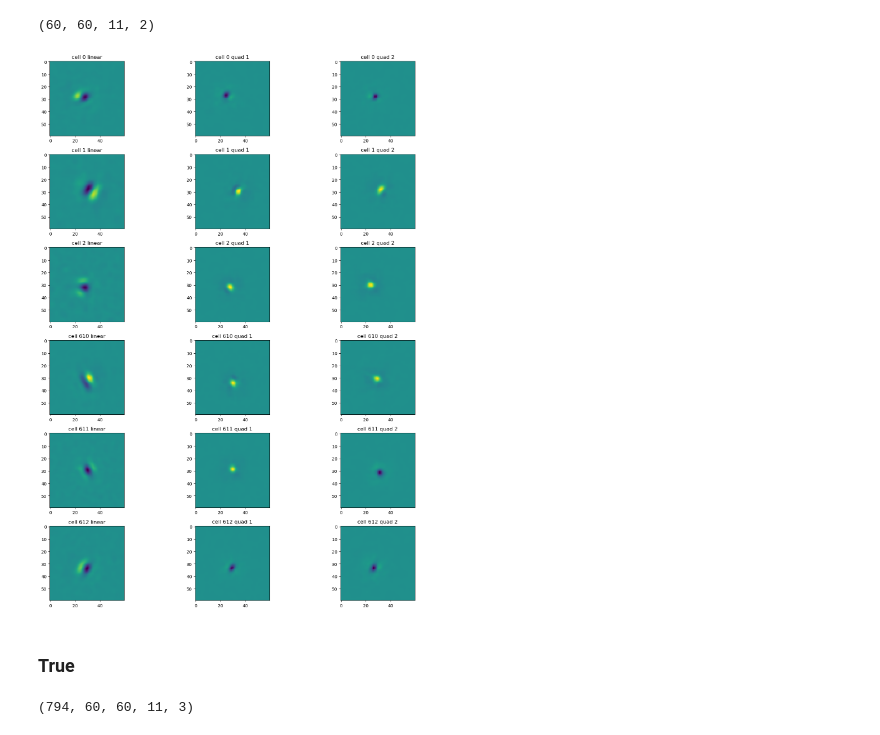
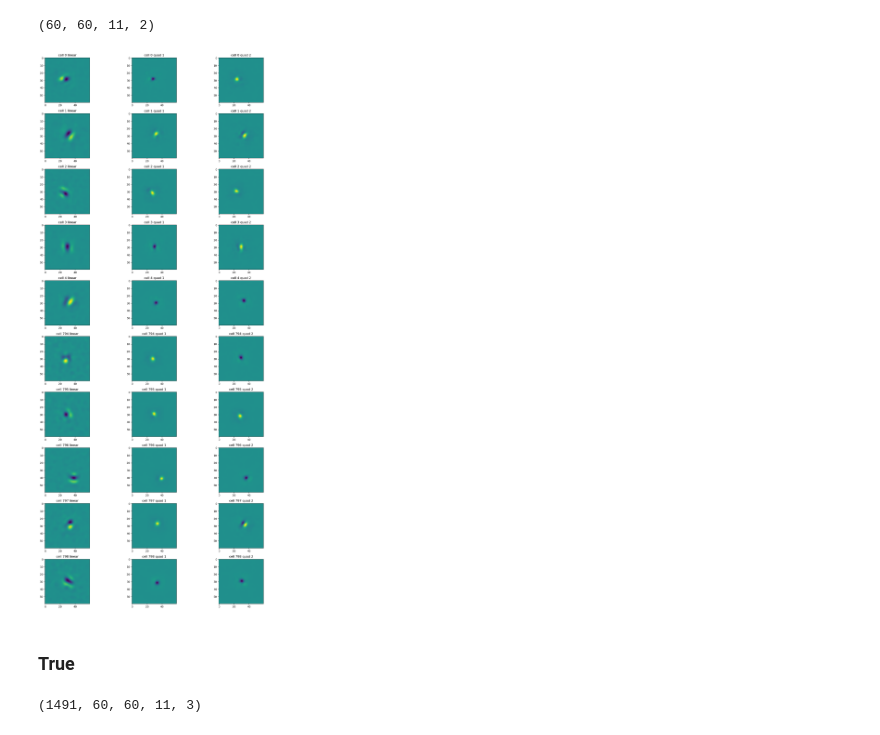
Before and after one commit to IsabelF98/Cloud_SynthData_Proj, a Jupyter notebook: model_pred_test.ipynb, the cells around one changed output. Cells and saved outputs as stored; diff of their text form; code cells hidden in the pictures.

```diff
--- a/model_pred_test.ipynb
+++ b/model_pred_test.ipynb
@@ -73,7 +79,7 @@ L4_inh_idx = [i for i, val in enumerate(L4_cell_key) if val == 'V1_Inh_L4']
 # %%
 #out_file = 'data/cloud_data_stim_dim120_robs_sqrad_0.3.hdf5'
 start    = time.time()
-data     = SimCloudData(file_name=out_file, down_sample=2, cell_idx=L4_idx, num_lags=11)
+data     = SimCloudData(file_name=out_file, down_sample=2, cell_idx=V1_idx, num_lags=11)
 end      = time.time()
 print('CPU Time', end-start, 'sec')
 # %% [output]
@@ -104,7 +110,7 @@ Spatial mu0: (794, 2)
 # %% [markdown]
 ## Load Model
 # %%
-cnn = NDN.load_model_zip('models/1016_three_layer_model_ORICONV_CNN_L4_None_maxreg.ndn')
+cnn = NDN.load_model_zip('models/1113_four_layer_model_ORICONV_CNN_L4_and_L23_L4_core.ndn')
 cnn.block_sample = True
 cnn.list_parameters()
 # %% [output]
@@ -364,9 +372,28 @@ comb_layer['weights_initializer'] = 'ones'
 comb_net = FFnetwork.ffnet_dict( xstim_n=None, ffnet_n=[0,1], layer_list=[comb_layer])
 # %% [markdown]
 ### Predicted
+# %%
+gqm_list = []
+for i in range(NC):
+    gdata = GenericDataset( {'stim': data[data.train_blks]['stim'],
+                         'robs': data[data.train_blks]['robs'][:,i],
+                         'dfs':data[data.train_blks]['dfs'][:,i]}, device=device)
+
+
+    gqm = NDN( ffnet_list = [lin_net, quad_net, comb_net], loss_type='poisson')
+    gqm.set_parameters(val=False,name='weight',ffnet_target=2)
+
+    gqm = gqm.to(device)
+    fit_lbfgs(gqm, gdata[:], verbose=False)
+    gqm = gqm.to(device0)
+    gqm_list.append(gqm)
+    print('Cell', i, 'GQM complete')
+    print(' ')
+
+    gdata = None
 # %%
 pred_gqms = []
-for ii in range(3):
+for ii in range(5):
     i = L4_exc_idx[ii]
     gdata = GenericDataset( {'stim': data[data.val_blks]['stim'],
                          'robs': torch.tensor(preds[:,i], dtype=torch.float32),
@@ -384,8 +411,8 @@ for ii in range(3):
 
     gdata = None
 
-for ii in range(3):
-    i = L4_inh_idx[ii]
+for ii in range(5):
+    i = L23_exc_idx[ii]
     gdata = GenericDataset( {'stim': data[data.val_blks]['stim'],
                          'robs': torch.tensor(preds[:,i], dtype=torch.float32),
                          'dfs':data[data.val_blks]['dfs'][:,i]}, device=device)
@@ -417,38 +448,38 @@ pred_gqms[0].get_weights(ffnet_target=1).shape
 # %% [output]
 (60, 60, 11, 2)
 # %%
-ss(6,3)
+ss(10,3)
 k = 1
-for i in range(6):
-    if i < 3:
+for i in range(10):
+    if i < 5:
         l = L4_exc_idx[i]
     else:
-        l = L4_inh_idx[i]
+        l = L23_exc_idx[i-5]
 
-    plt.subplot(6,3,k)
+    plt.subplot(10,3,k)
     imagesc(pred_gqms[i].get_weights(ffnet_target=0)[:,:,-2,0])
     plt.title('cell '+str(l)+' linear')
     k += 1
 
-    plt.subplot(6,3,k)
+    plt.subplot(10,3,k)
     imagesc(pred_gqms[i].get_weights(ffnet_target=1)[:,:,-2,0])
     plt.title('cell '+str(l)+' quad 1')
     k += 1
 
-    plt.subplot(6,3,k)
+    plt.subplot(10,3,k)
     imagesc(pred_gqms[i].get_weights(ffnet_target=1)[:,:,-2,1])
     plt.title('cell '+str(l)+' quad 2')
     k += 1
 plt.tight_layout()
 plt.show()
 # %% [output]
-[figure, old version]
+[figure, new version]
 # %% [markdown]
 ### True
 # %%
 aux_gqms = np.load('data/all_neuron_GQM_weights_sqrad_0.3.pkl', allow_pickle=True)
-true_gqms = aux_gqms[L4_idx,:,:,:,:]
+true_gqms = aux_gqms[V1_idx,:,:,:,:]
 print(true_gqms.shape)
 # %% [output]
-(794, 60, 60, 11, 3)
+(1491, 60, 60, 11, 3)
 # %%
```
Also changed, not shown: parts of 12 cells of this notebook, 4 other files.
